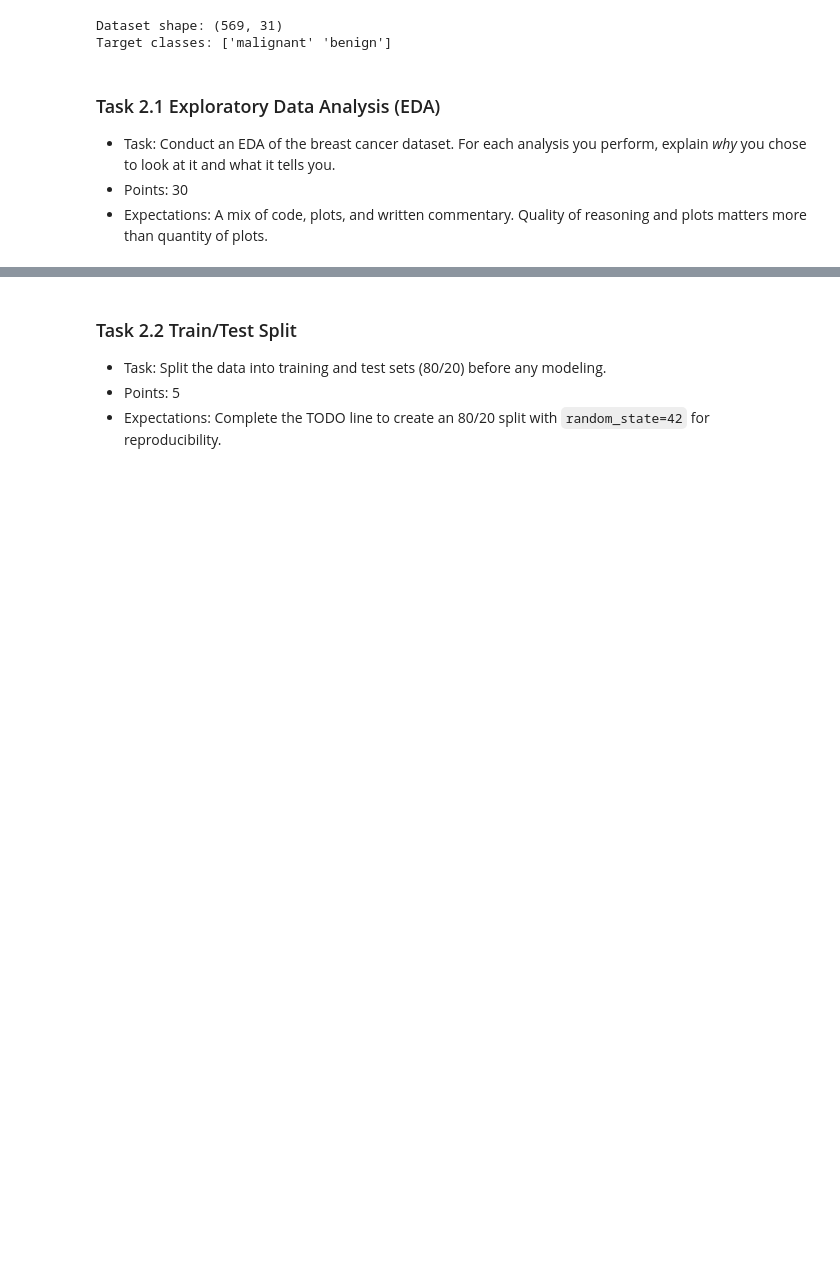
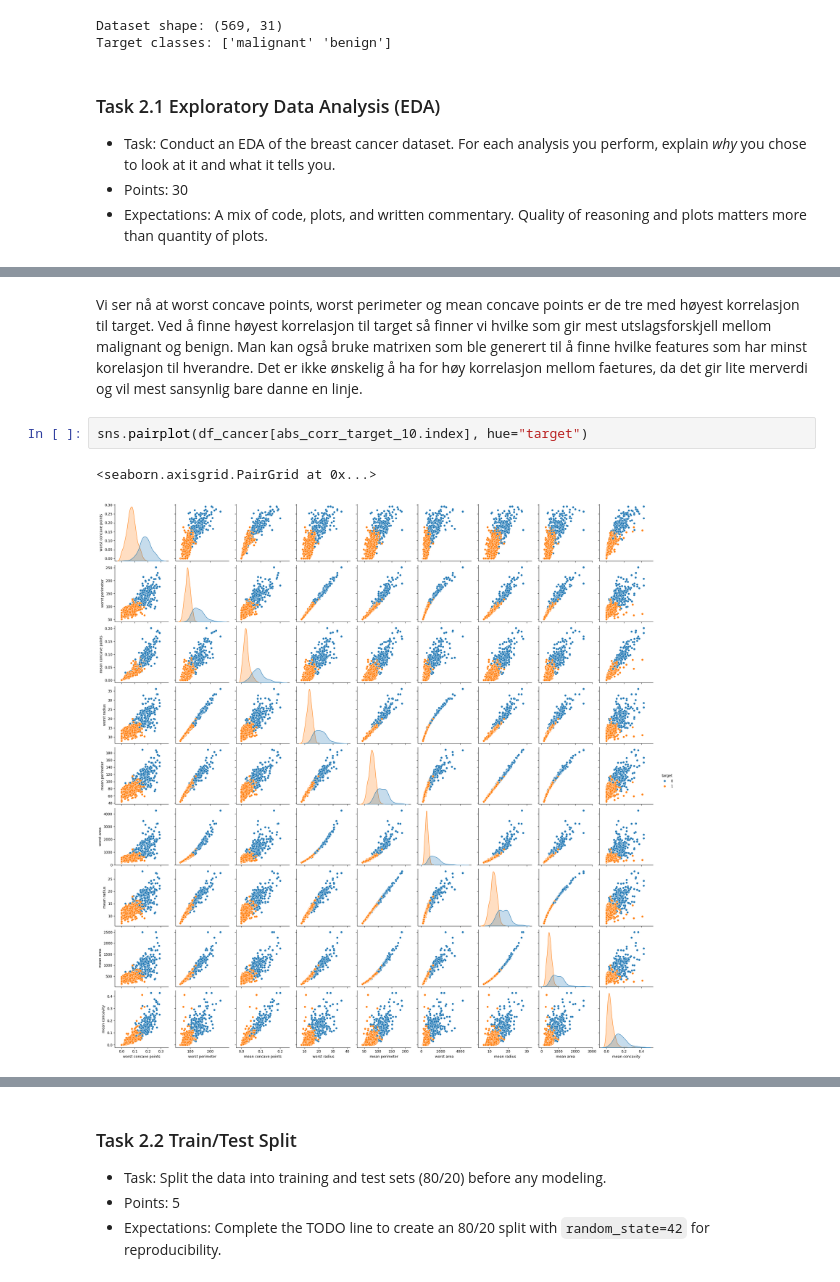
Before and after one commit to variasjon/ing3513-innlevering1, a Jupyter notebook: assignment01.ipynb, the cells around one changed output, grey strips where cells are left out. Saved outputs shown, nothing was run; the diff lists cells and outputs as text; blank space fills up the shorter version.

```diff
--- a/assignment01.ipynb
+++ b/assignment01.ipynb
@@ -333,0 +297,7 @@ Target classes: ['malignant' 'benign']
+# %% [markdown]
+Vi ser nå at worst concave points, worst perimeter og mean concave points er de tre med høyest korrelasjon til target. Ved å finne høyest korrelasjon til target så finner vi hvilke som gir mest utslagsforskjell mellom malignant og benign. Man kan også bruke matrixen som ble generert til å finne hvilke features som har minst korelasjon til hverandre. Det er ikke ønskelig å ha for høy korrelasjon mellom faetures, da det gir lite merverdi og vil mest sansynlig bare danne en linje.
+# %%
+sns.pairplot(df_cancer[abs_corr_target_10.index], hue="target")
+# %% [output]
+<seaborn.axisgrid.PairGrid at 0x...>
+[figure, added]
```
Also changed, not shown: parts of 21 cells of this notebook.
